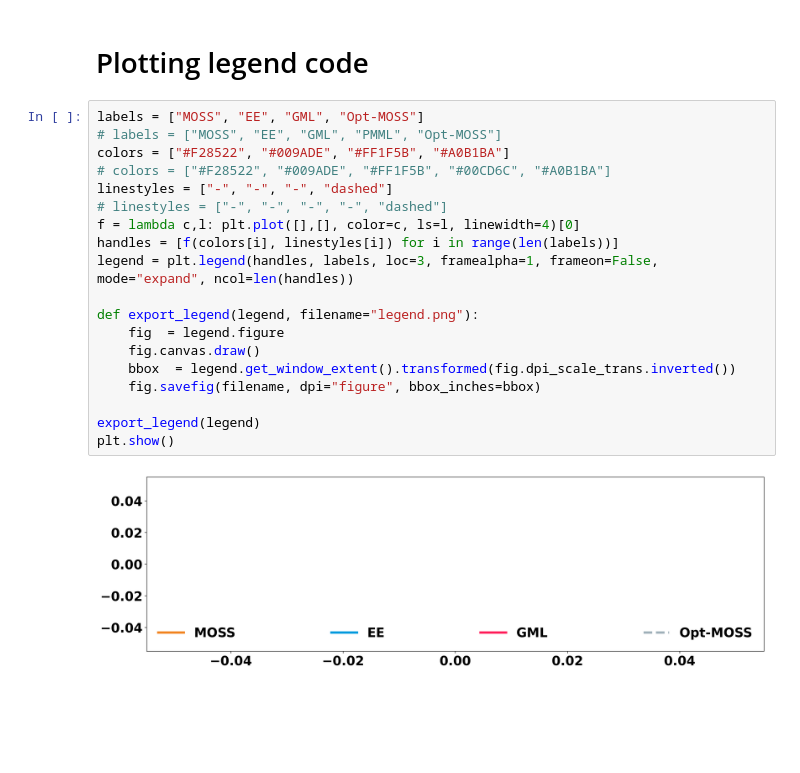
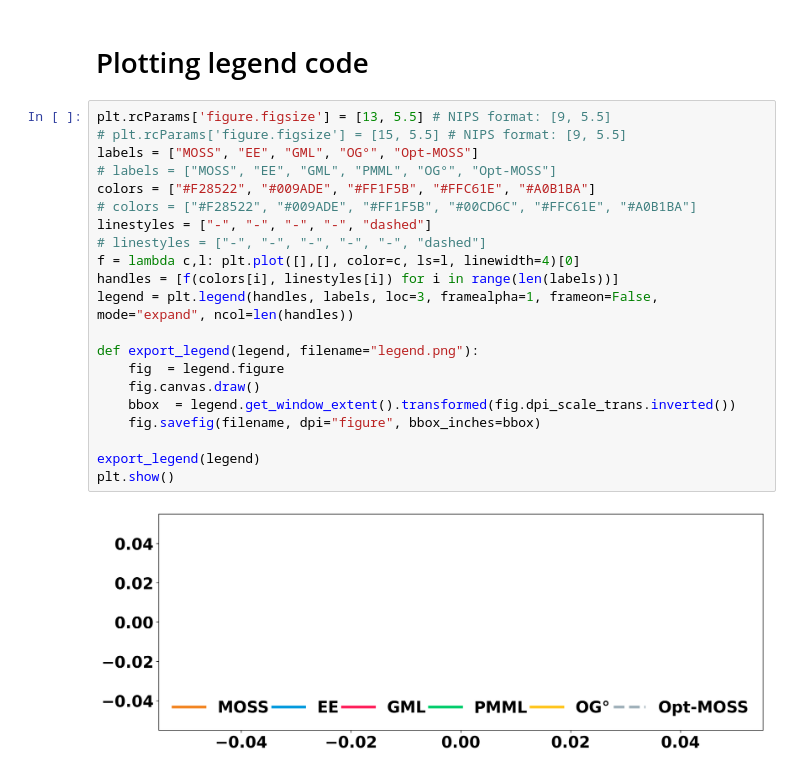
Before and after one commit to duongnhatthang/meta-bandit, a Jupyter notebook: main.ipynb, the cells around one changed output. Saved outputs shown, nothing was run; the diff lists cells and outputs as text; blank space fills up the shorter version.

Commit message:
added new baselines & env, coded full skip-list, fixed bug plot

```diff
--- a/main.ipynb
+++ b/main.ipynb
@@ -178,23 +217,25 @@ utils.plot(X_e, regret_dict_e, title, xlabel, ylabel, **kwargs)
 # %% [markdown]
 # Plotting legend code
 # %%
-labels = ["MOSS", "EE", "GML", "Opt-MOSS"]
-# labels = ["MOSS", "EE", "GML", "PMML", "Opt-MOSS"]
-colors = ["#F28522", "#009ADE", "#FF1F5B", "#A0B1BA"]
-# colors = ["#F28522", "#009ADE", "#FF1F5B", "#00CD6C", "#A0B1BA"]
-linestyles = ["-", "-", "-", "dashed"]
-# linestyles = ["-", "-", "-", "-", "dashed"]
+plt.rcParams['figure.figsize'] = [13, 5.5] # NIPS format: [9, 5.5]
+# plt.rcParams['figure.figsize'] = [15, 5.5] # NIPS format: [9, 5.5]
+labels = ["MOSS", "EE", "GML", "OG°", "Opt-MOSS"]
+# labels = ["MOSS", "EE", "GML", "PMML", "OG°", "Opt-MOSS"]
+colors = ["#F28522", "#009ADE", "#FF1F5B", "#FFC61E", "#A0B1BA"]
+# colors = ["#F28522", "#009ADE", "#FF1F5B", "#00CD6C", "#FFC61E", "#A0B1BA"]
+linestyles = ["-", "-", "-", "-", "dashed"]
+# linestyles = ["-", "-", "-", "-", "-", "dashed"]
 f = lambda c,l: plt.plot([],[], color=c, ls=l, linewidth=4)[0]
 handles = [f(colors[i], linestyles[i]) for i in range(len(labels))]
 legend = plt.legend(handles, labels, loc=3, framealpha=1, frameon=False, mode="expand", ncol=len(handles))
 
 def export_legend(legend, filename="legend.png"):
     fig  = legend.figure
     fig.canvas.draw()
     bbox  = legend.get_window_extent().transformed(fig.dpi_scale_trans.inverted())
     fig.savefig(filename, dpi="figure", bbox_inches=bbox)
 
 export_legend(legend)
 plt.show()
 # %% [output]
-[figure, old version]
+[figure, new version]
```
Also changed, not shown: parts of 10 cells of this notebook, 3 other files.
